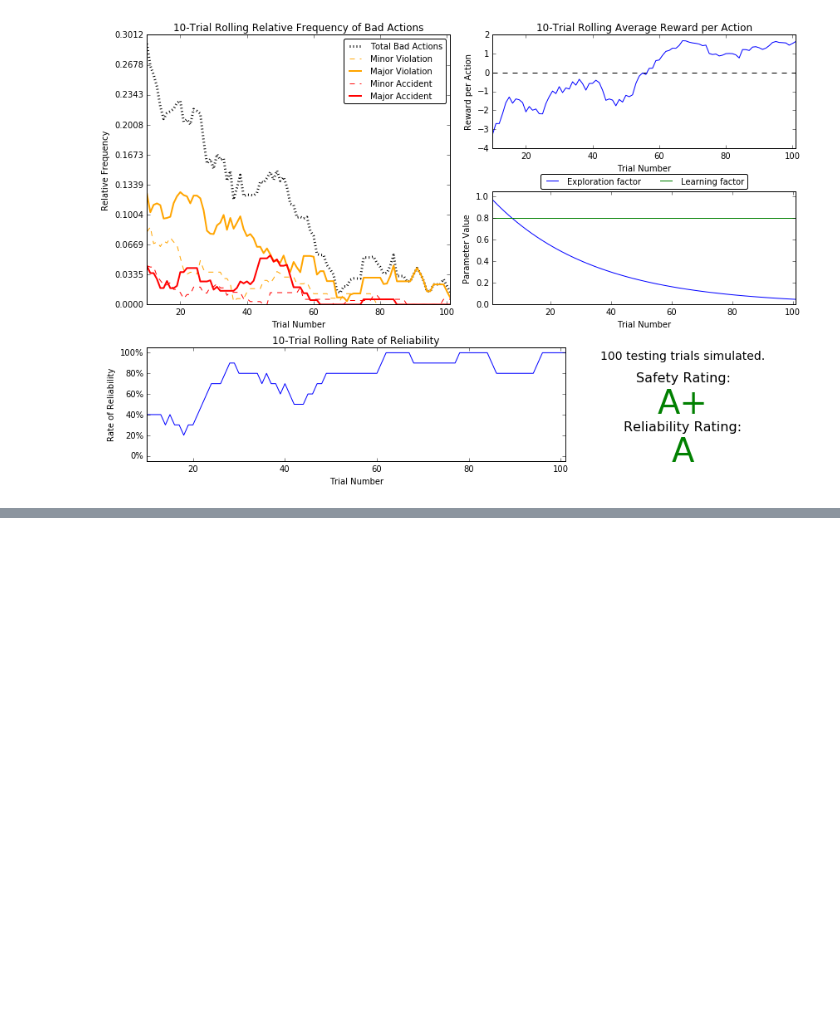
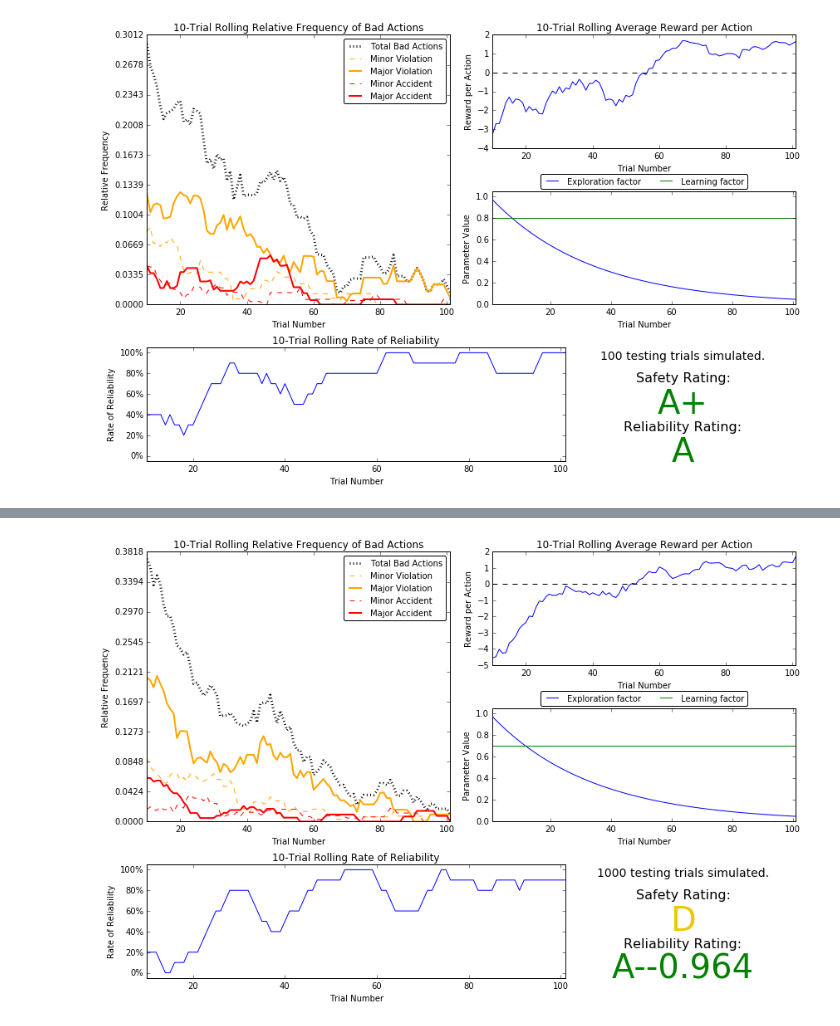
Before and after one commit to alextrickey/smartcab, a Jupyter notebook: Round2Tests.ipynb, the cells around one changed output, grey strips where cells are left out. Cells and saved outputs as stored; diff of their text form; code cells hidden in the pictures; blank space fills up the shorter version.

```diff
--- a/Round2Tests.ipynb
+++ b/Round2Tests.ipynb
@@ -115,0 +126,5 @@ vs.plot_trials('sim_improved-learning.csv')
+# %%
+#Exponential; alpha = 0.7; 1000 trials; seed 1;
+vs.plot_trials('sim_improved-learning.csv')
+# %% [output]
+[figure, added]
```
Also changed, not shown: parts of 20 cells of this notebook.
